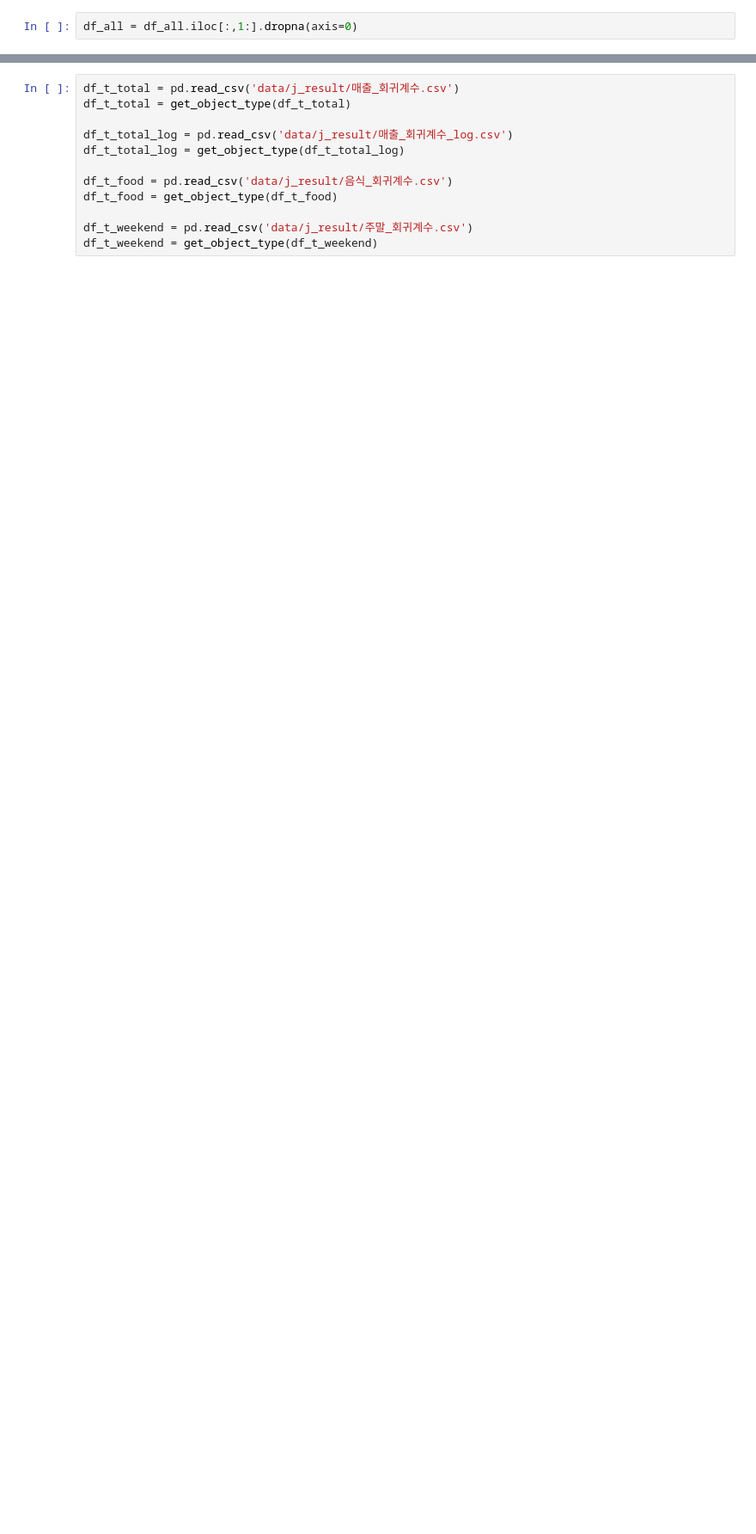
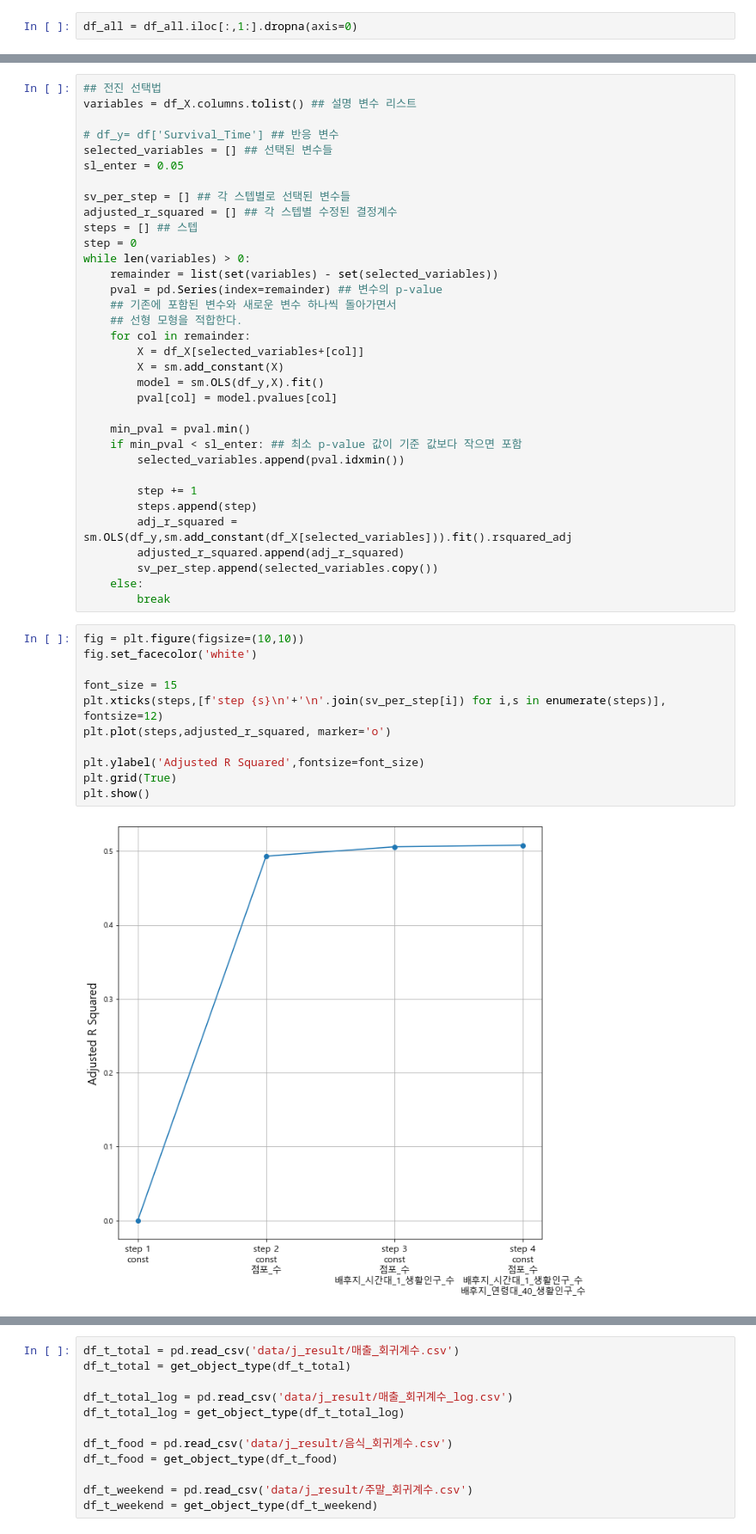
Before and after one commit to unknown-jun/seoul_data_contest, a Jupyter notebook: 상권_발달-지표/BBB001_상권발달지수.ipynb, the cells around one changed output, grey strips where cells are left out. Shown at 86% size. Drawn from its saved outputs; the diff is of its cells as text; blank space fills up the shorter version.

```diff
--- a/상권_발달-지표/BBB001_상권발달지수.ipynb
+++ b/상권_발달-지표/BBB001_상권발달지수.ipynb
@@ -456,0 +859,47 @@ df_rev
+# %%
+## 전진 선택법
+variables = df_X.columns.tolist() ## 설명 변수 리스트
+
+# df_y= df['Survival_Time'] ## 반응 변수
+selected_variables = [] ## 선택된 변수들
+sl_enter = 0.05
+
+sv_per_step = [] ## 각 스텝별로 선택된 변수들
+adjusted_r_squared = [] ## 각 스텝별 수정된 결정계수
+steps = [] ## 스텝
+step = 0
+while len(variables) > 0:
+    remainder = list(set(variables) - set(selected_variables))
+    pval = pd.Series(index=remainder) ## 변수의 p-value
+    ## 기존에 포함된 변수와 새로운 변수 하나씩 돌아가면서
+    ## 선형 모형을 적합한다.
+    for col in remainder:
+        X = df_X[selected_variables+[col]]
+        X = sm.add_constant(X)
+        model = sm.OLS(df_y,X).fit()
+        pval[col] = model.pvalues[col]
+
+    min_pval = pval.min()
+    if min_pval < sl_enter: ## 최소 p-value 값이 기준 값보다 작으면 포함
+        selected_variables.append(pval.idxmin())
+
+        step += 1
+        steps.append(step)
+        adj_r_squared = sm.OLS(df_y,sm.add_constant(df_X[selected_variables])).fit().rsquared_adj
+        adjusted_r_squared.append(adj_r_squared)
+        sv_per_step.append(selected_variables.copy())
+    else:
+        break
+# %%
+fig = plt.figure(figsize=(10,10))
+fig.set_facecolor('white')
+
+font_size = 15
+plt.xticks(steps,[f'step {s}\n'+'\n'.join(sv_per_step[i]) for i,s in enumerate(steps)], fontsize=12)
+plt.plot(steps,adjusted_r_squared, marker='o')
+
+plt.ylabel('Adjusted R Squared',fontsize=font_size)
+plt.grid(True)
+plt.show()
+# %% [output]
+[figure, added]
```
Also changed, not shown: parts of 144 cells of this notebook.
